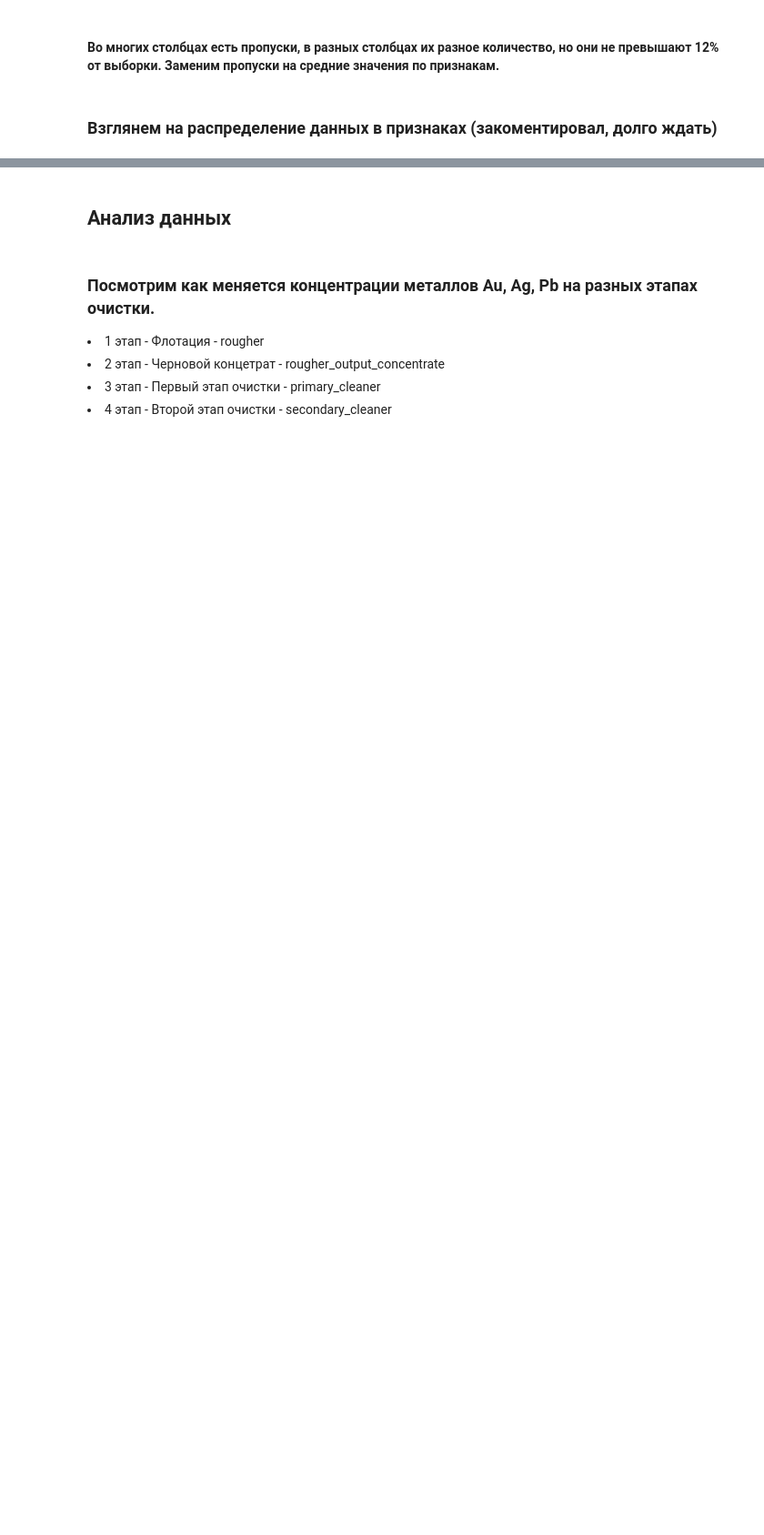
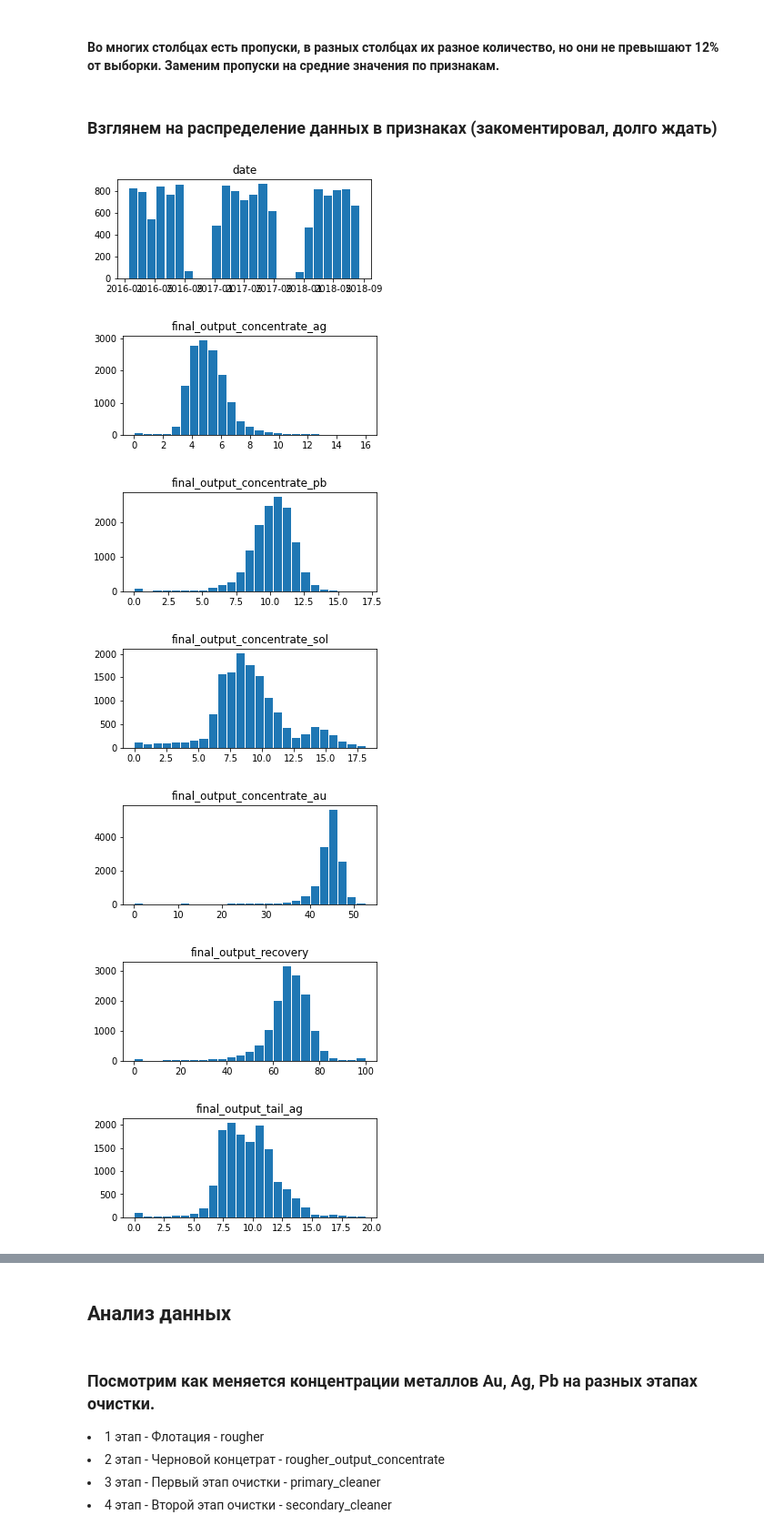
Before and after one commit to Drivdmal/Yandex.Practicum, a Jupyter notebook: recovery_au_from_ore/recovery_au_from_ore.ipynb, the cells around one changed output, grey strips where cells are left out. Shown at 91% size. Drawn from its saved outputs; the diff is of its cells as text; code cells hidden in the pictures; blank space fills up the shorter version.

```diff
--- a/recovery_au_from_ore/recovery_au_from_ore.ipynb
+++ b/recovery_au_from_ore/recovery_au_from_ore.ipynb
@@ -200,7 +222,15 @@ for col in df_train.columns:
 # %% [markdown]
 ### Взглянем на распределение данных в признаках (закоментировал, долго ждать)
 # %%
-# for col in df_train.columns:
-#     df_train[col].hist(grid=False, bins=25, rwidth=.9, figsize=(5,2))
-#     plt.title(col)
-#     plt.show()
+for col in df_train.columns:
+    df_train[col].hist(grid=False, bins=25, rwidth=.9, figsize=(5,2))
+    plt.title(col)
+    plt.show()
+# %% [output]
+[figure, added]
+[figure, added]
+[figure, added]
+[figure, added]
+[figure, added]
+[figure, added]
+[figure, added]
```
Also changed, not shown: parts of 3 cells of this notebook, 2 other files.
